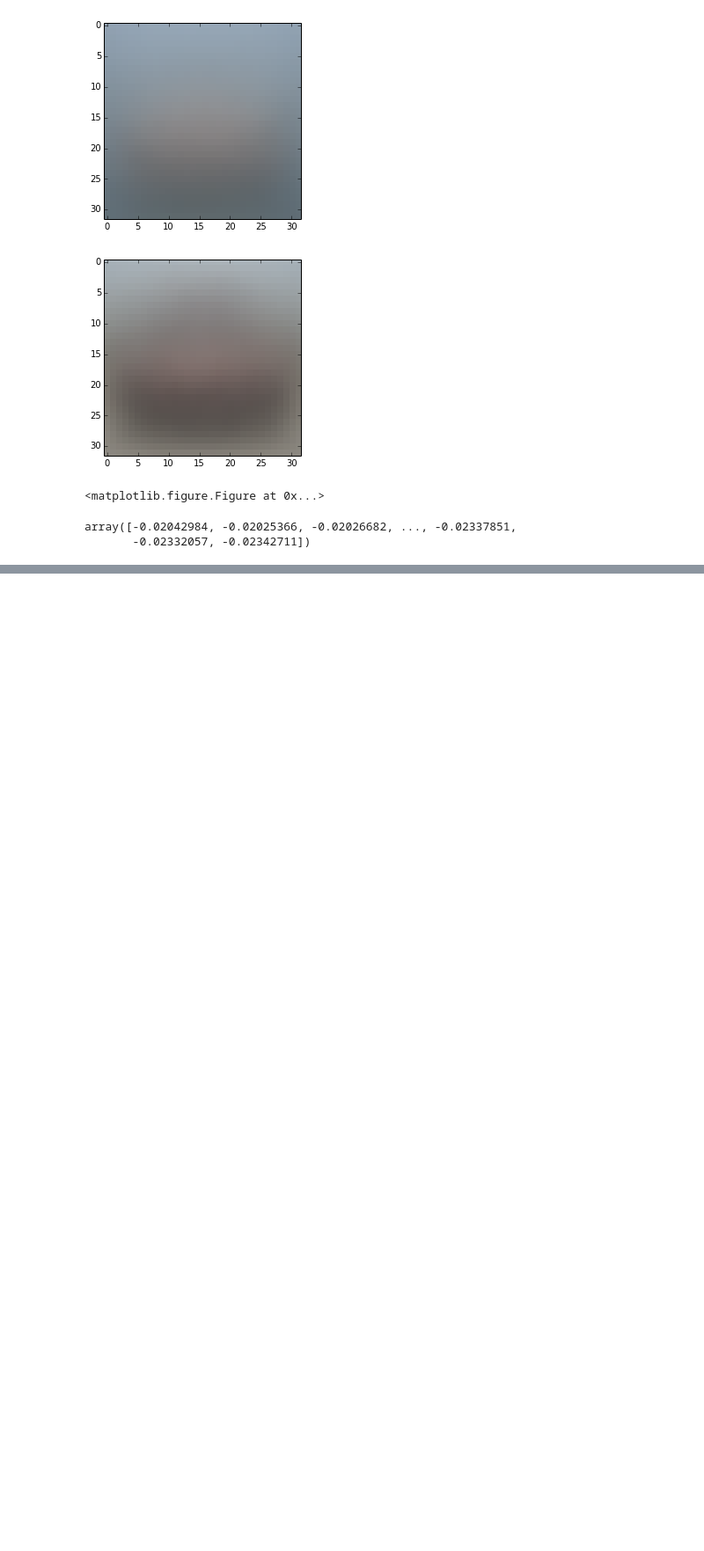
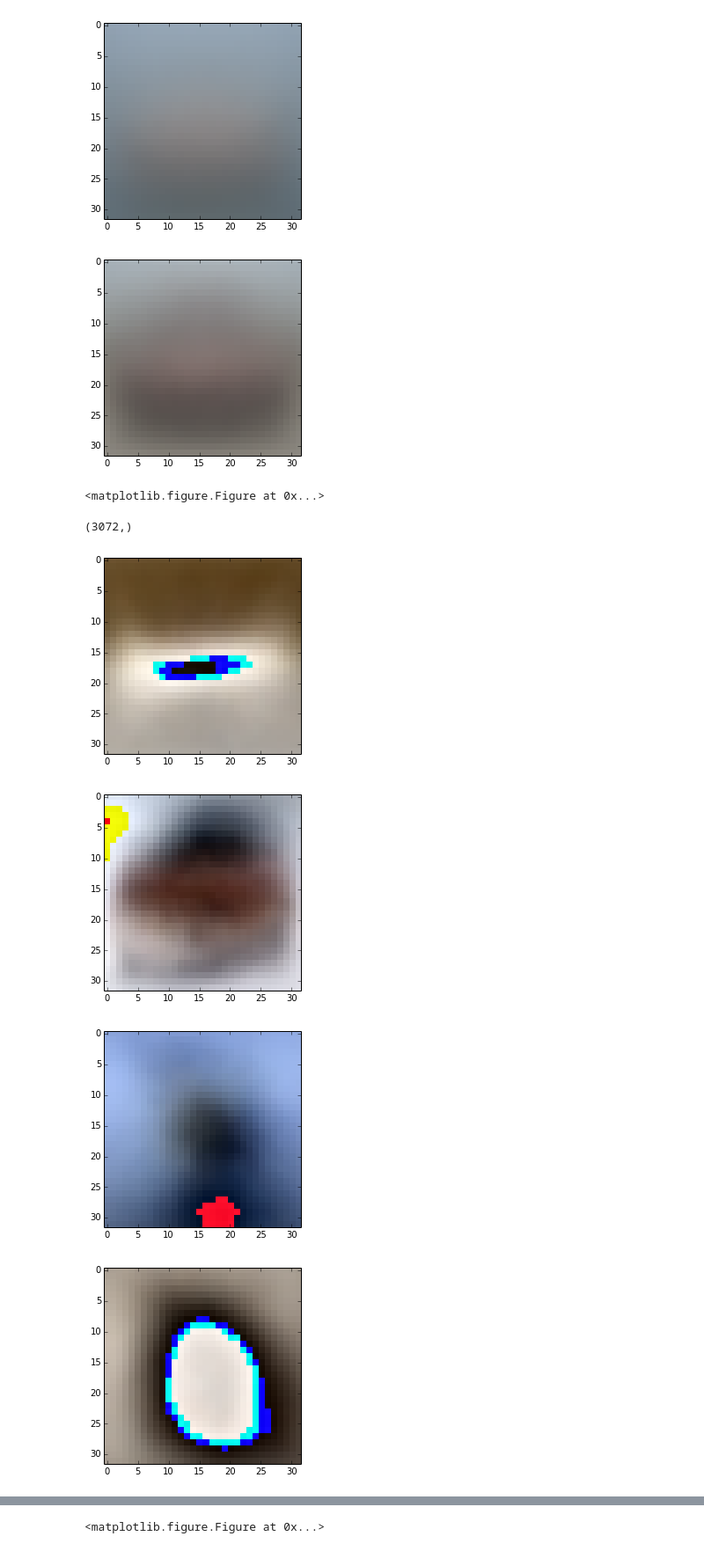
Before and after one commit to roshanjrajan/CS498-AML, a Jupyter notebook: hw3/CS_498_AML_HW3.ipynb, the cells around one changed output, grey strips where cells are left out. Shown at 88% size. Drawn from its saved outputs; the diff is of its cells as text; code cells hidden in the pictures; blank space fills up the shorter version.

Commit message:
computed PCA for each label group, assembled PCs into images

```diff
--- a/hw3/CS_498_AML_HW3.ipynb
+++ b/hw3/CS_498_AML_HW3.ipynb
@@ -134,9 +138,19 @@ pcas = [pca_0, pca_1, pca_2, pca_3, pca_4, pca_5, pca_6, pca_7, pca_8, pca_9]
 
 for i in range(len(pcas)):
     pcas[i].fit(all_data_lbls[i])
-# %%
-pcas[0].components_[0]
-# printImg(pcas[0].components_[0])
-# %% [output]
-array([-0.02042984, -0.02025366, -0.02026682, ..., -0.02337851,
-       -0.02332057, -0.02342711])
+# %%
+pca_img_1 = np.dot(pcas[1].explained_variance_,pcas[1].components_)
+pca_img_1 /= (140757.181678 - 7561.42992042)
+print(pca_img_1.shape)
+pca_imgs = np.zeros((10, 3072))
+
+for i in range(0, 10):
+    pca_img = np.dot(pcas[i].explained_variance_,pcas[i].components_)
+    pca_imgs[i] = pca_img/(np.max(pca_img) - np.min(pca_img))
+    printImg(pca_imgs[i])
+# %% [output]
+(3072,)
+[figure, added]
+[figure, added]
+[figure, added]
+[figure, added]
@@ -142,0 +163 @@ array([-0.02042984, -0.02025366, -0.02026682, ..., -0.02337851,
+<matplotlib.figure.Figure at 0x...>
```
Also changed, not shown: parts of 10 cells of this notebook.
